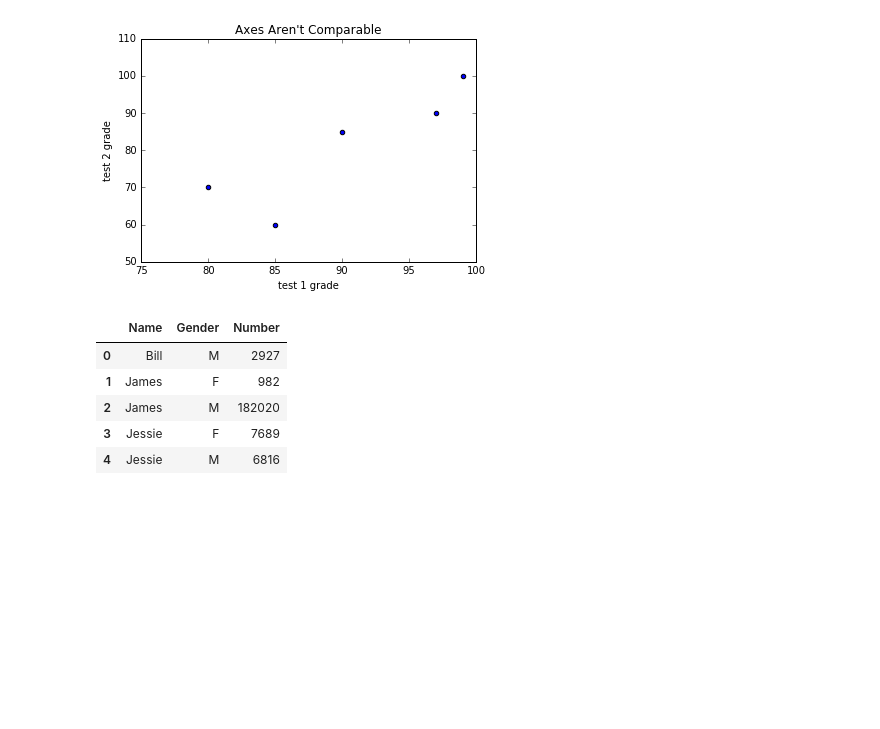
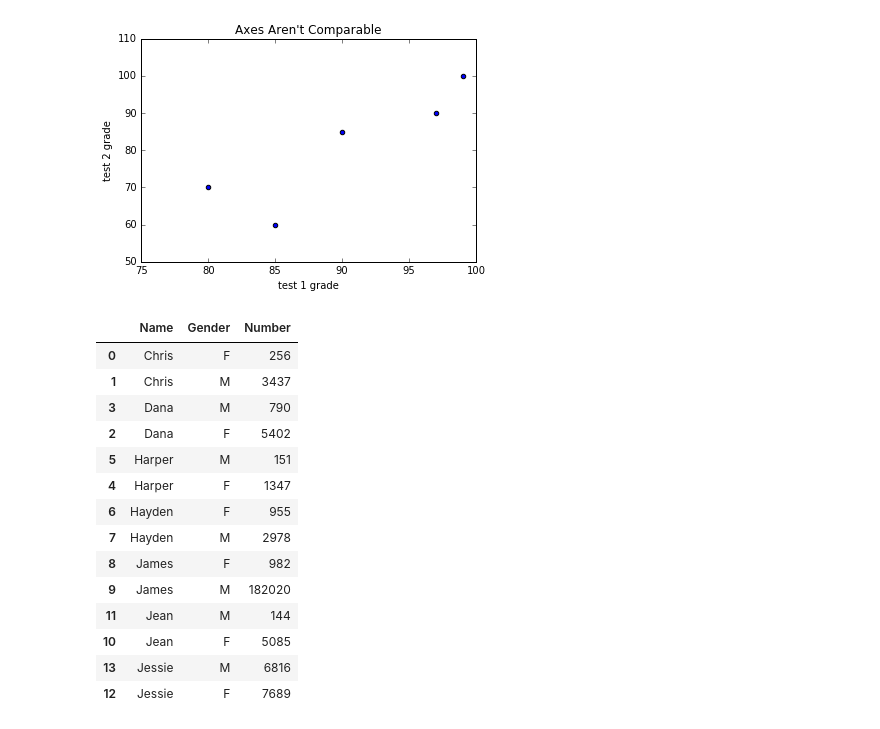
Before and after one commit to tylerburnham42/DataScienceCourseWork, a Jupyter notebook: Project 1/Chapter 2 Visualizing Data.ipynb, the cells around one changed output. Saved outputs shown, nothing was run; the diff lists cells and outputs as text; code cells hidden in the pictures; blank space fills up the shorter version.

```diff
--- a/Project 1/Chapter 2 Visualizing Data.ipynb
+++ b/Project 1/Chapter 2 Visualizing Data.ipynb
@@ -212,18 +212,27 @@ plt.show()
 # %% [output]
 [figure]
 # %%
-Names = ["Jessie","Mark","James","Bill","Susan"]
+Names = ["Jessie","Harper","James","Dana","Hayden","Jean","Chris"]
 babies = pd.read_csv('data/ga_baby_names.csv')
 babies = babies[(babies.Name.isin(Names))]
 del babies["State"]
 del babies["Year"]
-babies = babies.groupby(['Name','Gender'], as_index=False).sum() #.sort(['Count', 'Name'], ascending=[1,0,0])
+babies = babies.groupby(['Name','Gender'], as_index=False).sum().sort_values(['Name','Number'])
 
-babies.head(5)
+babies
 # %% [output]
 |  | Name | Gender | Number |
-| 0 | Bill | M | 2927 |
-| 1 | James | F | 982 |
-| 2 | James | M | 182020 |
-| 3 | Jessie | F | 7689 |
-| 4 | Jessie | M | 6816 |
+| 0 | Chris | F | 256 |
+| 1 | Chris | M | 3437 |
+| 3 | Dana | M | 790 |
+| 2 | Dana | F | 5402 |
+| 5 | Harper | M | 151 |
+| 4 | Harper | F | 1347 |
+| 6 | Hayden | F | 955 |
+| 7 | Hayden | M | 2978 |
+| 8 | James | F | 982 |
+| 9 | James | M | 182020 |
+| 11 | Jean | M | 144 |
+| 10 | Jean | F | 5085 |
+| 13 | Jessie | M | 6816 |
+| 12 | Jessie | F | 7689 |
```
Also changed, not shown: parts of 3 cells of this notebook.
